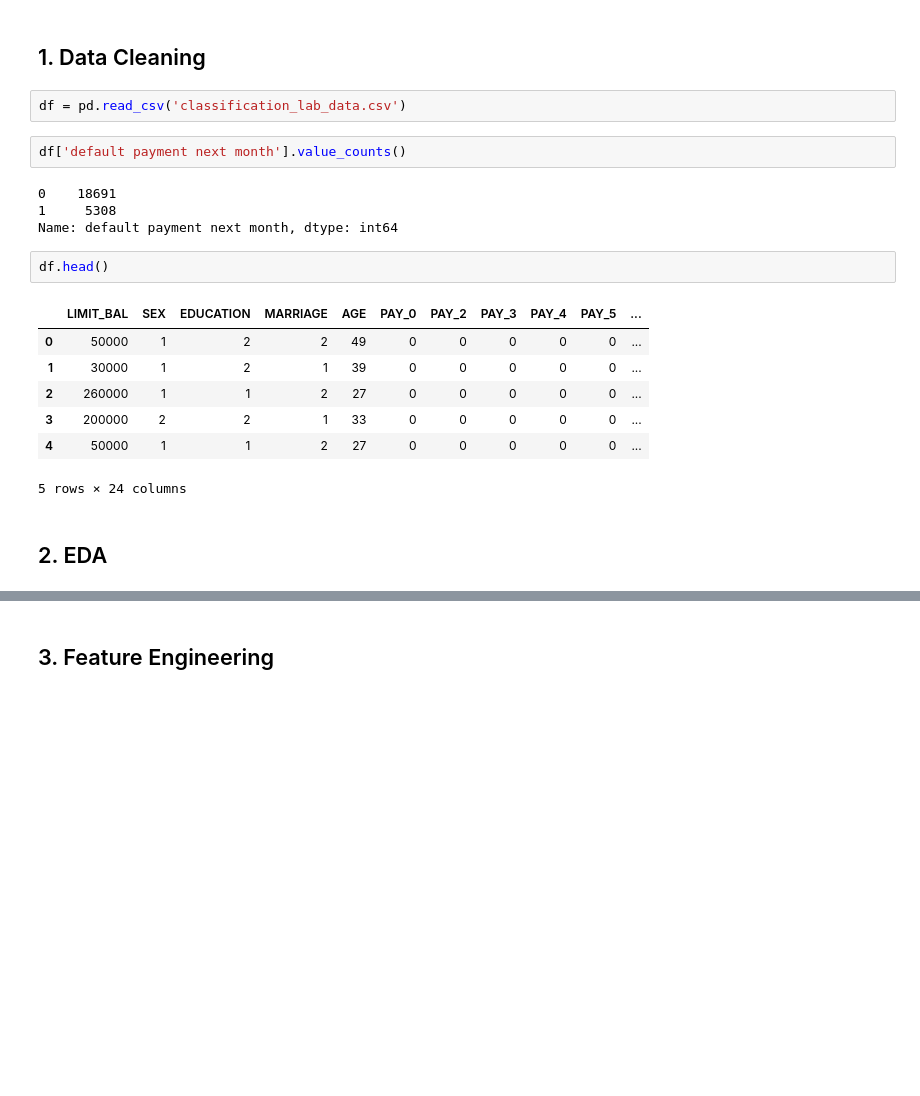
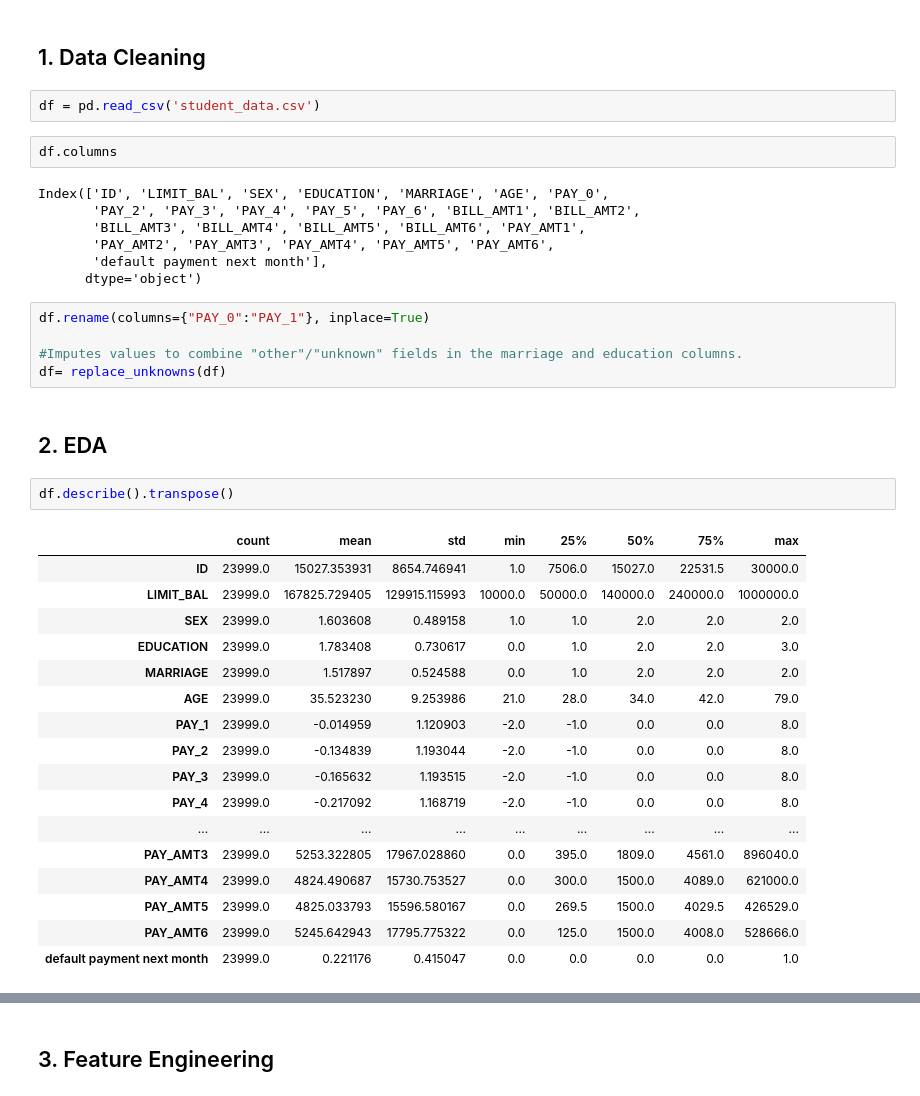
Before and after one commit to coreyautoforkingbufferaccount/nyc-mhtn-ds-021720, a Jupyter notebook: week_7/classification-assessment/working_dir/classification-assessment.ipynb, the cells around one changed output, grey strips where cells are left out. Cells and saved outputs as stored; diff of their text form; blank space fills up the shorter version.

```diff
--- a/week_7/classification-assessment/working_dir/classification-assessment.ipynb
+++ b/week_7/classification-assessment/working_dir/classification-assessment.ipynb
@@ -28,22 +41,40 @@ import pandas as pd
 # %% [markdown]
 ## 1. Data Cleaning
 # %%
-df = pd.read_csv('classification_lab_data.csv')
+df = pd.read_csv('student_data.csv')
-# %%
-df['default payment next month'].value_counts()
-# %% [output]
-0    18691
-1     5308
-Name: default payment next month, dtype: int64
 # %%
-df.head()
+df.columns
 # %% [output]
-|  | LIMIT_BAL | SEX | EDUCATION | MARRIAGE | AGE | PAY_0 | PAY_2 | PAY_3 | PAY_4 | PAY_5 | ... |
-| 0 | 50000 | 1 | 2 | 2 | 49 | 0 | 0 | 0 | 0 | 0 | ... |
-| 1 | 30000 | 1 | 2 | 1 | 39 | 0 | 0 | 0 | 0 | 0 | ... |
-| 2 | 260000 | 1 | 1 | 2 | 27 | 0 | 0 | 0 | 0 | 0 | ... |
-| 3 | 200000 | 2 | 2 | 1 | 33 | 0 | 0 | 0 | 0 | 0 | ... |
-| 4 | 50000 | 1 | 1 | 2 | 27 | 0 | 0 | 0 | 0 | 0 | ... |
-5 rows × 24 columns
+Index(['ID', 'LIMIT_BAL', 'SEX', 'EDUCATION', 'MARRIAGE', 'AGE', 'PAY_0',
+       'PAY_2', 'PAY_3', 'PAY_4', 'PAY_5', 'PAY_6', 'BILL_AMT1', 'BILL_AMT2',
+       'BILL_AMT3', 'BILL_AMT4', 'BILL_AMT5', 'BILL_AMT6', 'PAY_AMT1',
+       'PAY_AMT2', 'PAY_AMT3', 'PAY_AMT4', 'PAY_AMT5', 'PAY_AMT6',
+       'default payment next month'],
+      dtype='object')
+# %%
+df.rename(columns={"PAY_0":"PAY_1"}, inplace=True)
+
+#Imputes values to combine "other"/"unknown" fields in the marriage and education columns.
+df= replace_unknowns(df)
 # %% [markdown]
 ## 2. EDA
+# %%
+df.describe().transpose()
+# %% [output]
+|  | count | mean | std | min | 25% | 50% | 75% | max |
+| ID | 23999.0 | 15027.353931 | 8654.746941 | 1.0 | 7506.0 | 15027.0 | 22531.5 | 30000.0 |
+| LIMIT_BAL | 23999.0 | 167825.729405 | 129915.115993 | 10000.0 | 50000.0 | 140000.0 | 240000.0 | 1000000.0 |
+| SEX | 23999.0 | 1.603608 | 0.489158 | 1.0 | 1.0 | 2.0 | 2.0 | 2.0 |
+| EDUCATION | 23999.0 | 1.783408 | 0.730617 | 0.0 | 1.0 | 2.0 | 2.0 | 3.0 |
+| MARRIAGE | 23999.0 | 1.517897 | 0.524588 | 0.0 | 1.0 | 2.0 | 2.0 | 2.0 |
+| AGE | 23999.0 | 35.523230 | 9.253986 | 21.0 | 28.0 | 34.0 | 42.0 | 79.0 |
+| PAY_1 | 23999.0 | -0.014959 | 1.120903 | -2.0 | -1.0 | 0.0 | 0.0 | 8.0 |
+| PAY_2 | 23999.0 | -0.134839 | 1.193044 | -2.0 | -1.0 | 0.0 | 0.0 | 8.0 |
+| PAY_3 | 23999.0 | -0.165632 | 1.193515 | -2.0 | -1.0 | 0.0 | 0.0 | 8.0 |
+| PAY_4 | 23999.0 | -0.217092 | 1.168719 | -2.0 | -1.0 | 0.0 | 0.0 | 8.0 |
+| ... | ... | ... | ... | ... | ... | ... | ... | ... |
+| PAY_AMT3 | 23999.0 | 5253.322805 | 17967.028860 | 0.0 | 395.0 | 1809.0 | 4561.0 | 896040.0 |
+| PAY_AMT4 | 23999.0 | 4824.490687 | 15730.753527 | 0.0 | 300.0 | 1500.0 | 4089.0 | 621000.0 |
+| PAY_AMT5 | 23999.0 | 4825.033793 | 15596.580167 | 0.0 | 269.5 | 1500.0 | 4029.5 | 426529.0 |
+| PAY_AMT6 | 23999.0 | 5245.642943 | 17795.775322 | 0.0 | 125.0 | 1500.0 | 4008.0 | 528666.0 |
+| default payment next month | 23999.0 | 0.221176 | 0.415047 | 0.0 | 0.0 | 0.0 | 0.0 | 1.0 |
```
Also changed, not shown: parts of 16 cells of this notebook, 3 other files.
